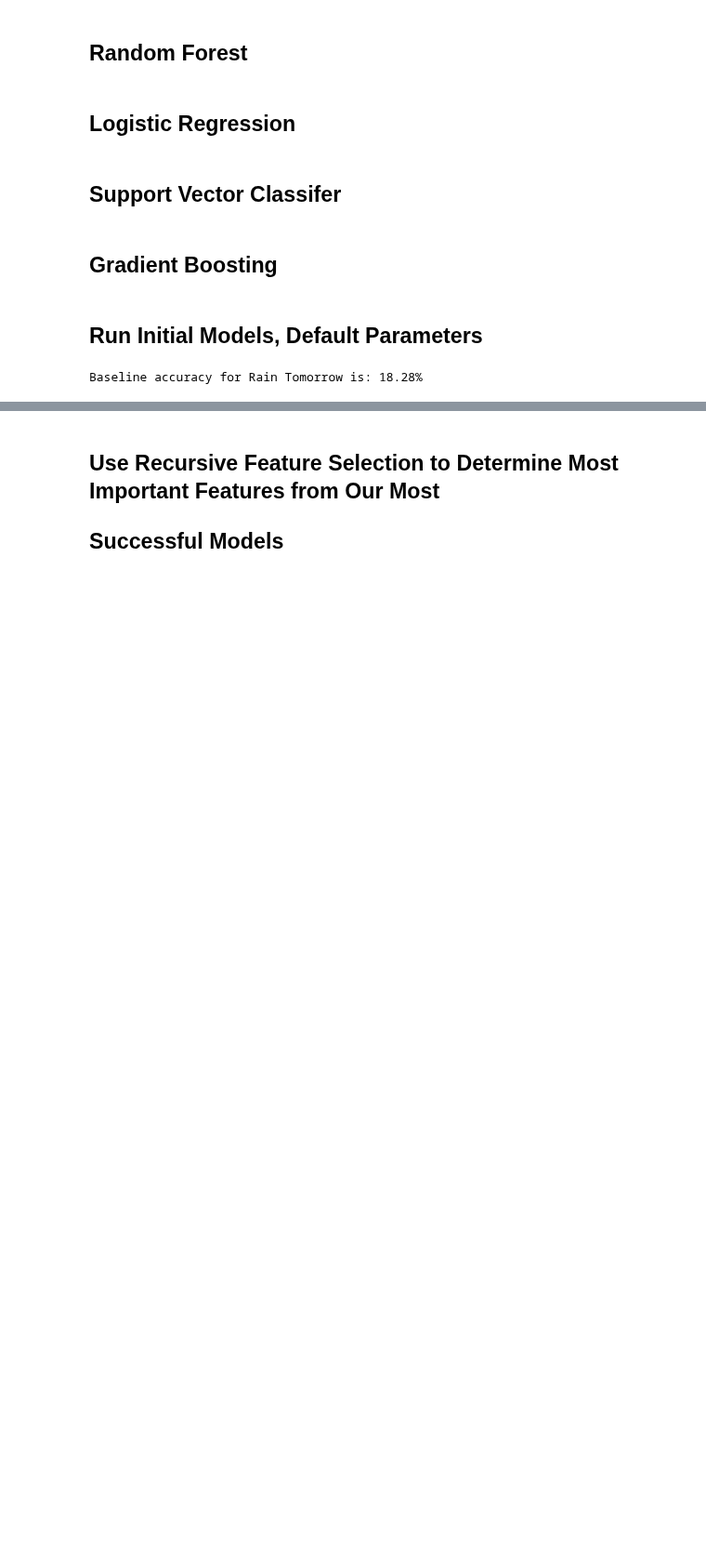
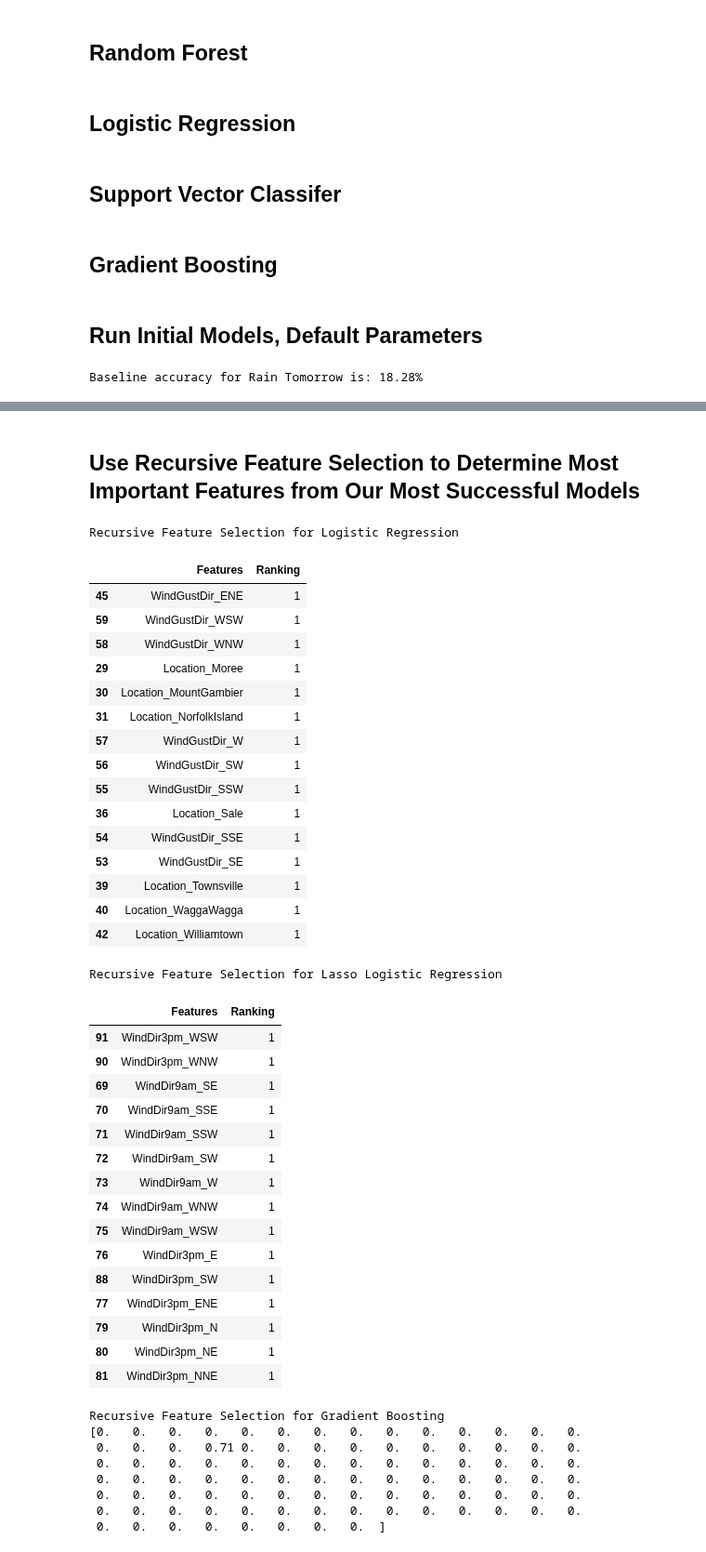
Before and after one commit to str007/Thinkful, a Jupyter notebook: Supervised_Learning_Capstone_Weather.ipynb, the cells around one changed output, grey strips where cells are left out. Shown at 93% size. Cells and saved outputs as stored; diff of their text form; code cells hidden in the pictures; blank space fills up the shorter version.

```diff
--- a/Supervised_Learning_Capstone_Weather.ipynb
+++ b/Supervised_Learning_Capstone_Weather.ipynb
@@ -510,6 +507,5 @@ array([[8172,    0],
 # %% [markdown]
-## Use Recursive Feature Selection to Determine Most Important Features from Our Most
-## Successful Models
+## Use Recursive Feature Selection to Determine Most Important Features from Our Most Successful Models
 # %%
 #Create function for RFE
 
@@ -521,20 +517,63 @@ def recursive_feat_selection(model):
 # %%
 #Use RFE on our top three models - lasso logistic regression, ridge logistic regression,
 #gradient boosting
+
+lr_regular = LogisticRegression(penalty='l2', C=1e9)
+lr_regular.fit(X, Y)
+print('Recursive Feature Selection for Logistic Regression')
+recursive_feat_selection(lr_regular)
+print('\n\n')
 
 lr_lasso = LogisticRegression(penalty='l1', C=1.0)
 lr_lasso.fit(X, Y)
 print('Recursive Feature Selection for Lasso Logistic Regression')
 recursive_feat_selection(lr_lasso)
 print('\n\n')
 
-lr_ridge = LogisticRegression(penalty='l2', C=1.0)
-lr_ridge.fit(X, Y)
-print('Recursive Feature Selection for Ridge Logistic Regression')
-recursive_feat_selection(lr_ridge)
-print('\n\n')
-
 clf = ensemble.GradientBoostingClassifier(n_estimators=100, max_depth=3, loss='deviance', subsample=1)
 clf.fit(X, Y)
 print('Recursive Feature Selection for Gradient Boosting')
 print(clf.feature_importances_)
+# %% [output]
+Recursive Feature Selection for Logistic Regression
+|  | Features | Ranking |
+| 45 | WindGustDir_ENE | 1 |
+| 59 | WindGustDir_WSW | 1 |
+| 58 | WindGustDir_WNW | 1 |
+| 29 | Location_Moree | 1 |
+| 30 | Location_MountGambier | 1 |
+| 31 | Location_NorfolkIsland | 1 |
+| 57 | WindGustDir_W | 1 |
+| 56 | WindGustDir_SW | 1 |
+| 55 | WindGustDir_SSW | 1 |
+| 36 | Location_Sale | 1 |
+| 54 | WindGustDir_SSE | 1 |
+| 53 | WindGustDir_SE | 1 |
+| 39 | Location_Townsville | 1 |
+| 40 | Location_WaggaWagga | 1 |
+| 42 | Location_Williamtown | 1 |
+Recursive Feature Selection for Lasso Logistic Regression
+|  | Features | Ranking |
+| 91 | WindDir3pm_WSW | 1 |
+| 90 | WindDir3pm_WNW | 1 |
+| 69 | WindDir9am_SE | 1 |
+| 70 | WindDir9am_SSE | 1 |
+| 71 | WindDir9am_SSW | 1 |
+| 72 | WindDir9am_SW | 1 |
+| 73 | WindDir9am_W | 1 |
+| 74 | WindDir9am_WNW | 1 |
+| 75 | WindDir9am_WSW | 1 |
+| 76 | WindDir3pm_E | 1 |
+| 88 | WindDir3pm_SW | 1 |
+| 77 | WindDir3pm_ENE | 1 |
+| 79 | WindDir3pm_N | 1 |
+| 80 | WindDir3pm_NE | 1 |
+| 81 | WindDir3pm_NNE | 1 |
+Recursive Feature Selection for Gradient Boosting
+[0.   0.   0.   0.   0.   0.   0.   0.   0.   0.   0.   0.   0.   0.
+ 0.   0.   0.   0.71 0.   0.   0.   0.   0.   0.   0.   0.   0.   0.
+ 0.   0.   0.   0.   0.   0.   0.   0.   0.   0.   0.   0.   0.   0.
+ 0.   0.   0.   0.   0.   0.   0.   0.   0.   0.   0.   0.   0.   0.
+ 0.   0.   0.   0.   0.   0.   0.   0.   0.   0.   0.   0.   0.   0.
+ 0.   0.   0.   0.   0.   0.   0.   0.   0.   0.   0.   0.   0.   0.
+ 0.   0.   0.   0.   0.   0.   0.   0.  ]
```
Also changed, not shown: parts of 1 cell of this notebook.
